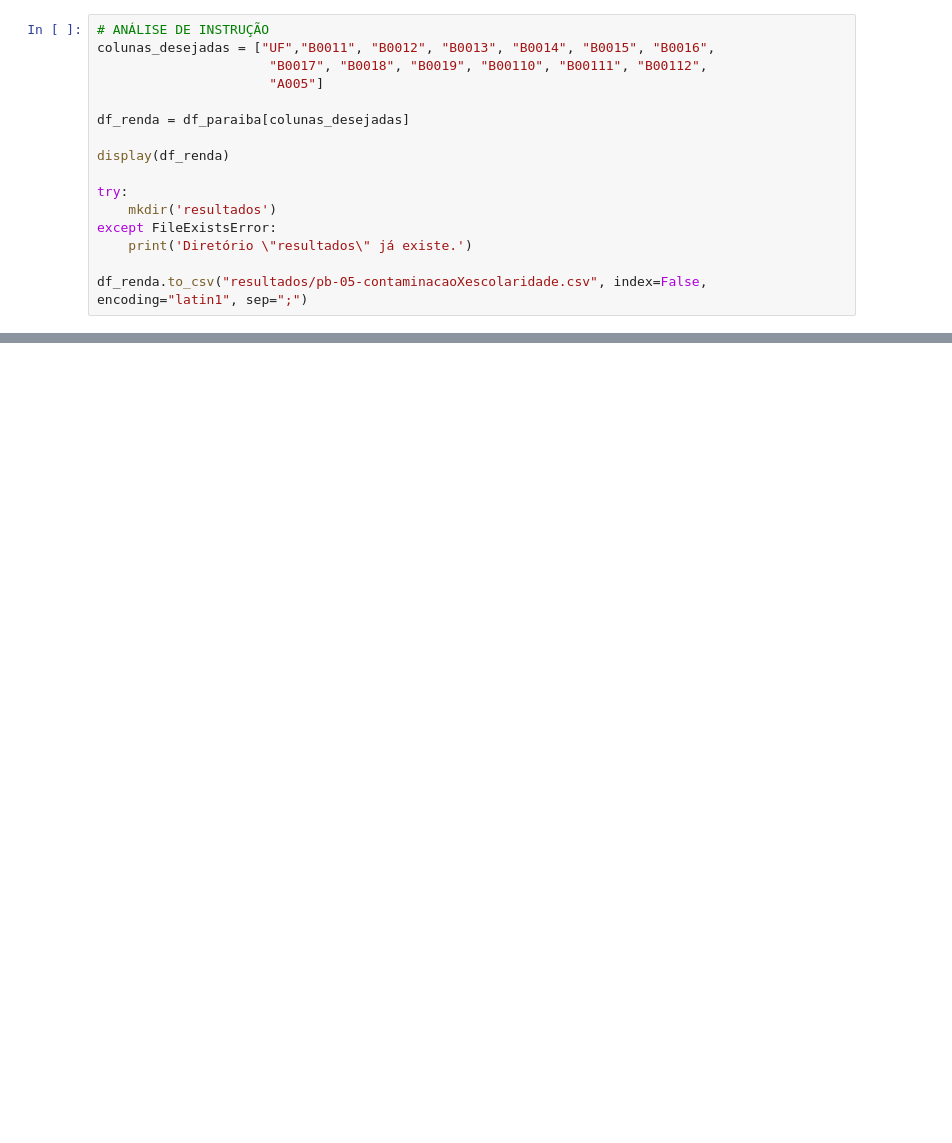
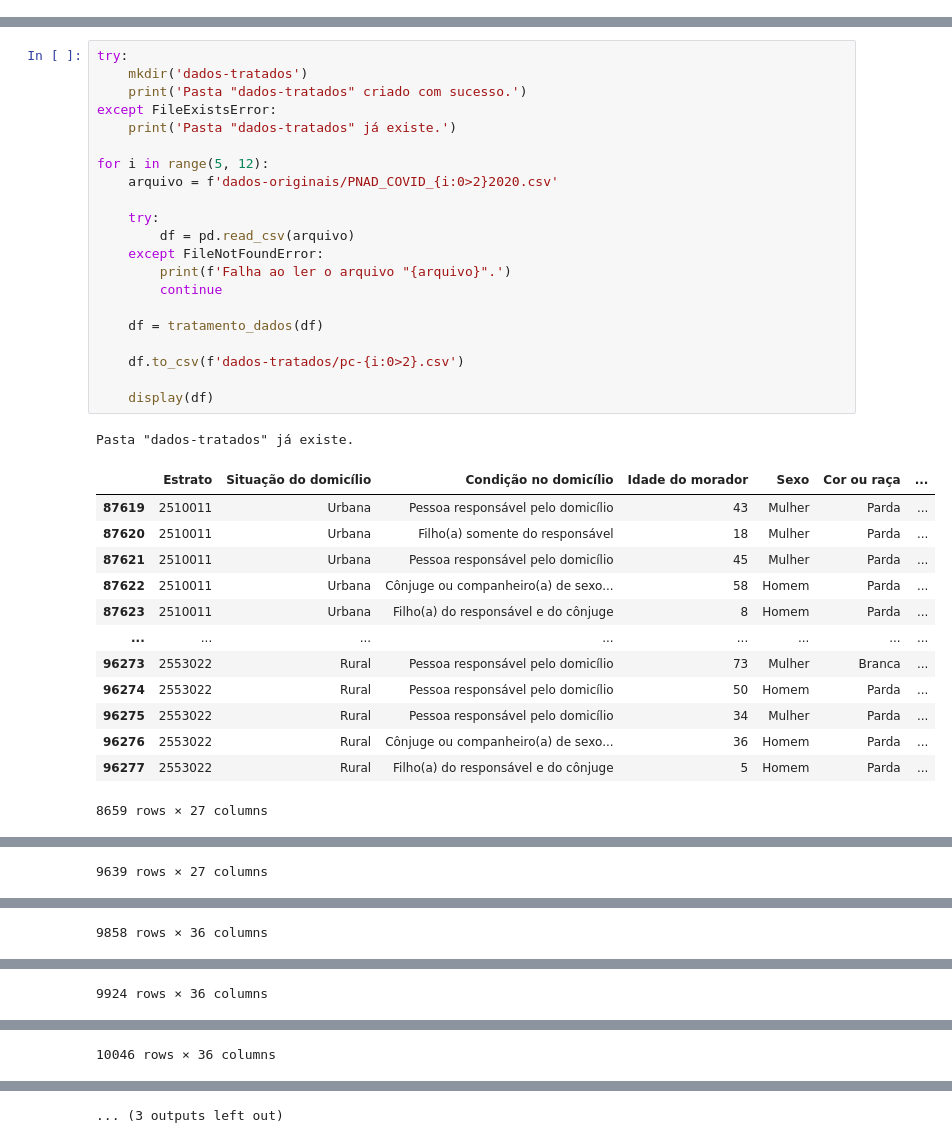
Before and after one commit to WilliamdeSousa/pnad-covid-grafos, a Jupyter notebook: main.ipynb, the cells around one changed output, grey strips where cells are left out. Saved outputs shown, nothing was run; the diff lists cells and outputs as text; blank space fills up the shorter version.

Commit message:
Tratamento da base de dados

```diff
--- a/main.ipynb
+++ b/main.ipynb
@@ -26,16 +0,0 @@ df_renda.to_csv("resultados/pb-05-contaminacaoXrenda.csv", index=False, encoding
-# %%
-# ANÁLISE DE INSTRUÇÃO
-colunas_desejadas = ["UF","B0011", "B0012", "B0013", "B0014", "B0015", "B0016",
-                      "B0017", "B0018", "B0019", "B00110", "B00111", "B00112",
-                      "A005"]
-
-df_renda = df_paraiba[colunas_desejadas]
-
-display(df_renda)
-
-try:
-    mkdir('resultados')
-except FileExistsError:
-    print('Diretório \"resultados\" já existe.')
-
-df_renda.to_csv("resultados/pb-05-contaminacaoXescolaridade.csv", index=False, encoding="latin1", sep=";")
@@ -56,0 +344,36 @@ Diretório "resultados" já existe.
+# %%
+try:
+    mkdir('dados-tratados')
+    print('Pasta "dados-tratados" criado com sucesso.')
+except FileExistsError:
+    print('Pasta "dados-tratados" já existe.')
+
+for i in range(5, 12):
+    arquivo = f'dados-originais/PNAD_COVID_{i:0>2}2020.csv'
+
+    try:
+        df = pd.read_csv(arquivo)
+    except FileNotFoundError:
+        print(f'Falha ao ler o arquivo "{arquivo}".')
+        continue
+
+    df = tratamento_dados(df)
+
+    df.to_csv(f'dados-tratados/pc-{i:0>2}.csv')
+
+    display(df)
+# %% [output]
+Pasta "dados-tratados" já existe.
+|  | Estrato | Situação do domicílio | Condição no domicílio | Idade do morador | Sexo | Cor ou raça | ... |
+| 87619 | 2510011 | Urbana | Pessoa responsável pelo domicílio | 43 | Mulher | Parda | ... |
+| 87620 | 2510011 | Urbana | Filho(a) somente do responsável | 18 | Mulher | Parda | ... |
+| 87621 | 2510011 | Urbana | Pessoa responsável pelo domicílio | 45 | Mulher | Parda | ... |
+| 87622 | 2510011 | Urbana | Cônjuge ou companheiro(a) de sexo... | 58 | Homem | Parda | ... |
+| 87623 | 2510011 | Urbana | Filho(a) do responsável e do cônjuge | 8 | Homem | Parda | ... |
+| ... | ... | ... | ... | ... | ... | ... | ... |
+| 96273 | 2553022 | Rural | Pessoa responsável pelo domicílio | 73 | Mulher | Branca | ... |
+| 96274 | 2553022 | Rural | Pessoa responsável pelo domicílio | 50 | Homem | Parda | ... |
+| 96275 | 2553022 | Rural | Pessoa responsável pelo domicílio | 34 | Mulher | Parda | ... |
+| 96276 | 2553022 | Rural | Cônjuge ou companheiro(a) de sexo... | 36 | Homem | Parda | ... |
+| 96277 | 2553022 | Rural | Filho(a) do responsável e do cônjuge | 5 | Homem | Parda | ... |
+8659 rows × 27 columns
@@ -56,0 +392 @@ Diretório "resultados" já existe.
+9639 rows × 27 columns
@@ -56,0 +405 @@ Diretório "resultados" já existe.
+9858 rows × 36 columns
@@ -56,0 +418 @@ Diretório "resultados" já existe.
+9924 rows × 36 columns
@@ -56,0 +431 @@ Diretório "resultados" já existe.
+10046 rows × 36 columns
@@ -56,0 +444 @@ Diretório "resultados" já existe.
+... (3 outputs left out)
```
Also changed, not shown: parts of 14 cells of this notebook.
